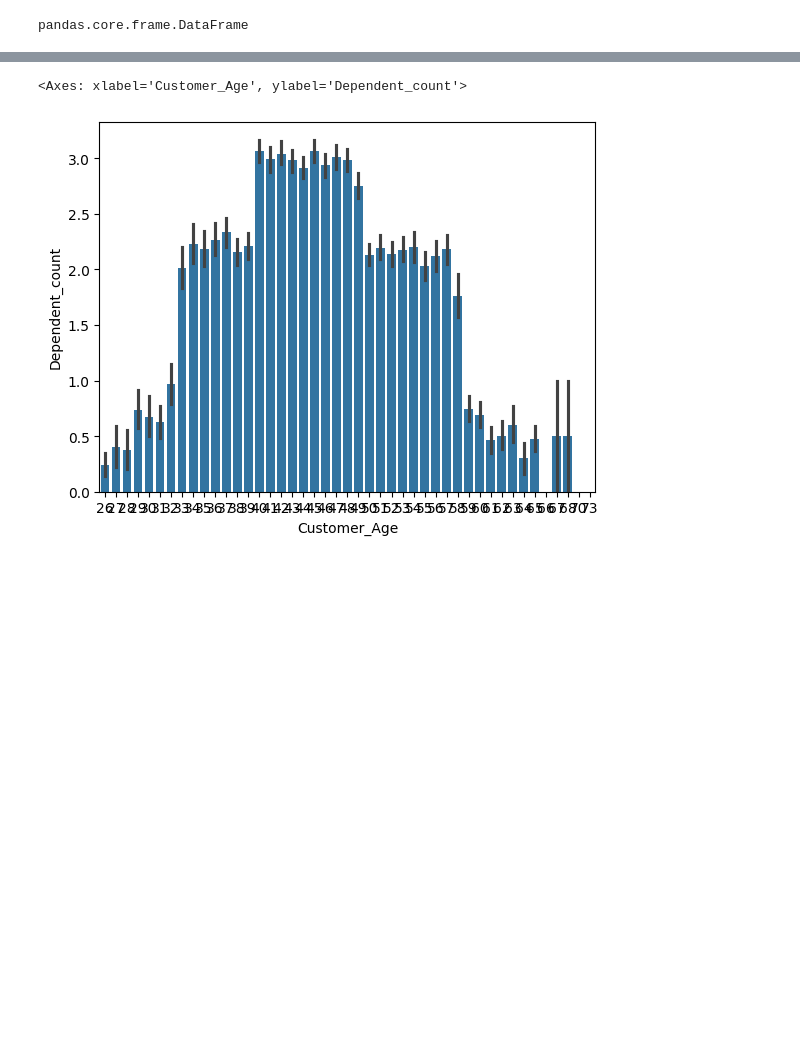
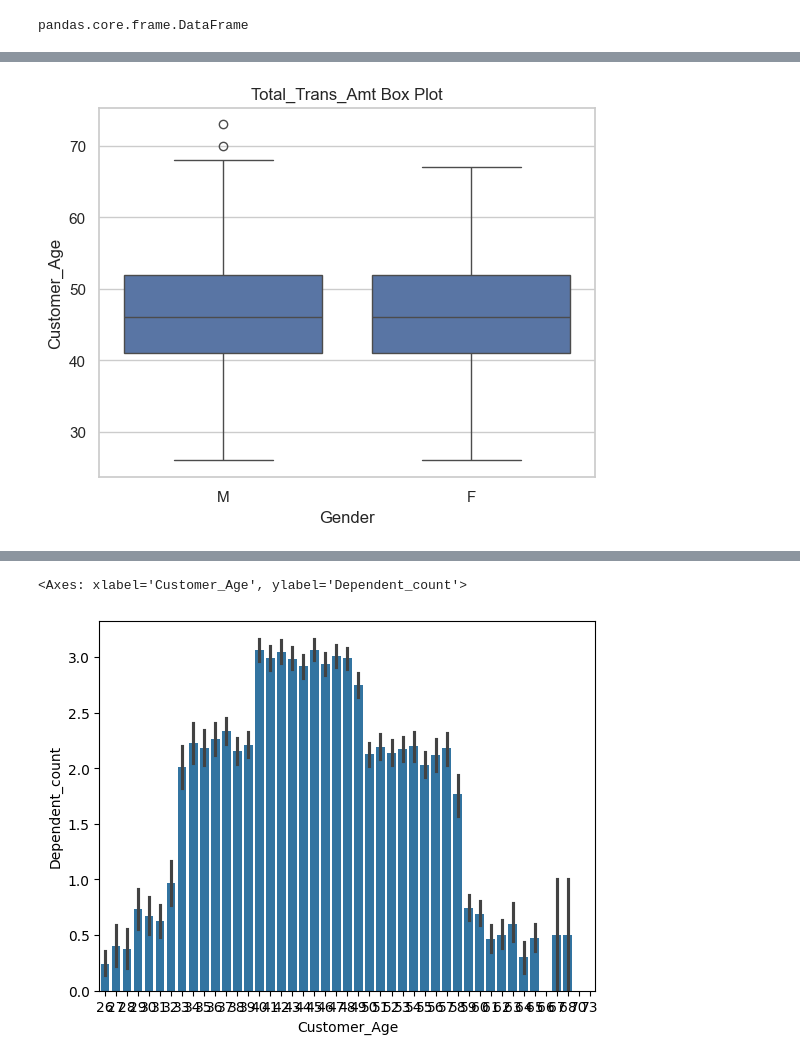
Before and after one commit to SKNETWORKS-FAMILY-AICAMP/SKN21-2nd-3Team, a Jupyter notebook: EDA.ipynb, the cells around one changed output, grey strips where cells are left out. Drawn from its saved outputs; the diff is of its cells as text; code cells hidden in the pictures; blank space fills up the shorter version.

```diff
--- a/EDA.ipynb
+++ b/EDA.ipynb
@@ -206,0 +199,6 @@ data
+# %%
+sns.boxplot(x="Gender", y="Customer_Age", data=data)
+plt.title("Total_Trans_Amt Box Plot")
+plt.show()
+# %% [output]
+[figure, added]
```
Also changed, not shown: parts of 32 cells of this notebook.
